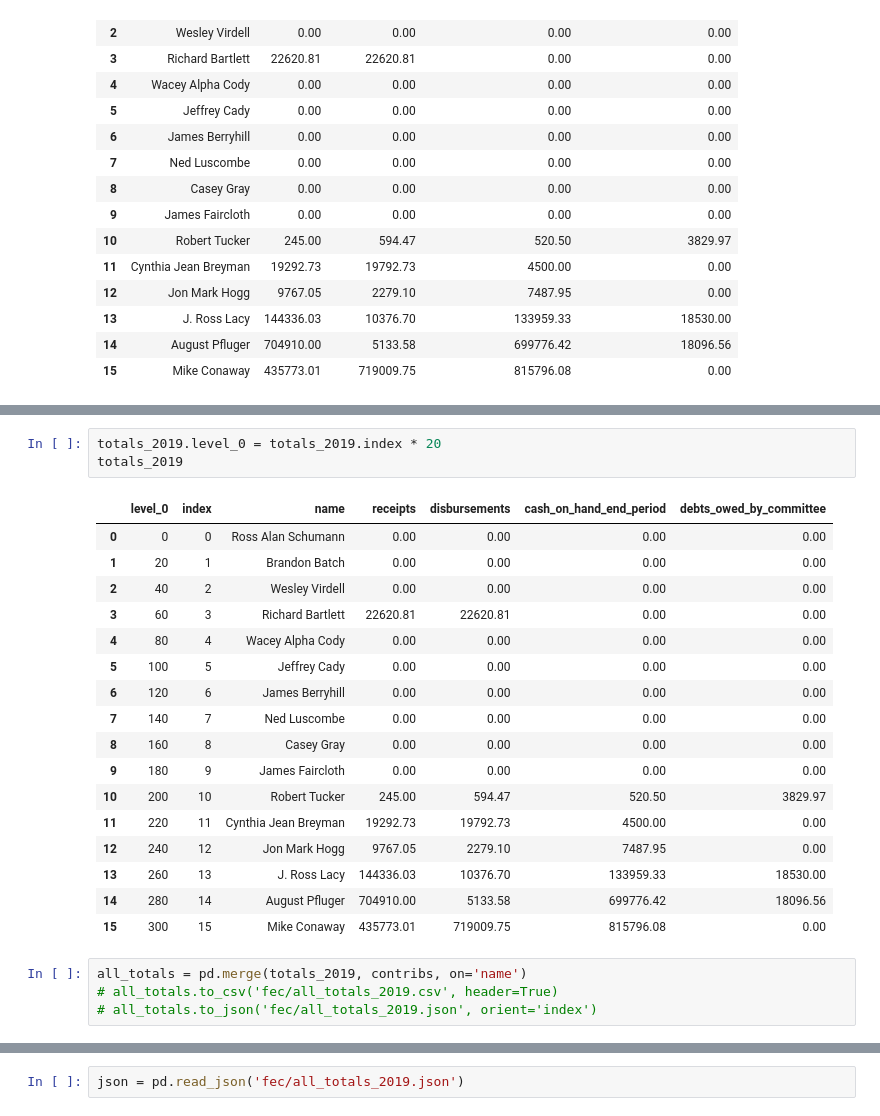
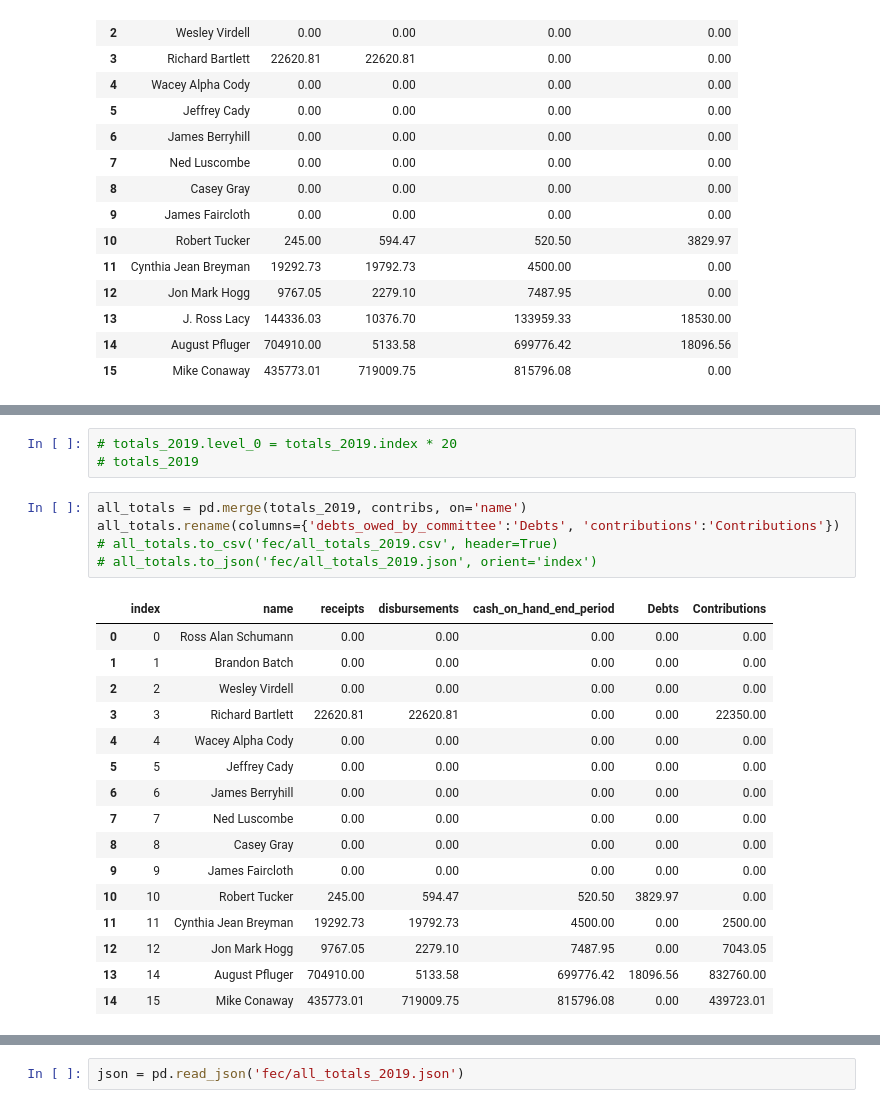
Before and after one commit to nemo-omen/tx-politics, a Jupyter notebook: 11th_district.ipynb, the cells around one changed output, grey strips where cells are left out. Drawn from its saved outputs; the diff is of its cells as text.

```diff
--- a/11th_district.ipynb
+++ b/11th_district.ipynb
@@ -182,25 +78,25 @@ totals_2019
 # %%
-totals_2019.level_0 = totals_2019.index * 20
-totals_2019
+# totals_2019.level_0 = totals_2019.index * 20
+# totals_2019
-# %% [output]
-|  | level_0 | index | name | receipts | disbursements | cash_on_hand_end_period | debts_owed_by_committee |
-| 0 | 0 | 0 | Ross Alan Schumann | 0.00 | 0.00 | 0.00 | 0.00 |
-| 1 | 20 | 1 | Brandon Batch | 0.00 | 0.00 | 0.00 | 0.00 |
-| 2 | 40 | 2 | Wesley Virdell | 0.00 | 0.00 | 0.00 | 0.00 |
-| 3 | 60 | 3 | Richard Bartlett | 22620.81 | 22620.81 | 0.00 | 0.00 |
-| 4 | 80 | 4 | Wacey Alpha Cody | 0.00 | 0.00 | 0.00 | 0.00 |
-| 5 | 100 | 5 | Jeffrey Cady | 0.00 | 0.00 | 0.00 | 0.00 |
-| 6 | 120 | 6 | James Berryhill | 0.00 | 0.00 | 0.00 | 0.00 |
-| 7 | 140 | 7 | Ned Luscombe | 0.00 | 0.00 | 0.00 | 0.00 |
-| 8 | 160 | 8 | Casey Gray | 0.00 | 0.00 | 0.00 | 0.00 |
-| 9 | 180 | 9 | James Faircloth | 0.00 | 0.00 | 0.00 | 0.00 |
-| 10 | 200 | 10 | Robert Tucker | 245.00 | 594.47 | 520.50 | 3829.97 |
-| 11 | 220 | 11 | Cynthia Jean Breyman | 19292.73 | 19792.73 | 4500.00 | 0.00 |
-| 12 | 240 | 12 | Jon Mark Hogg | 9767.05 | 2279.10 | 7487.95 | 0.00 |
-| 13 | 260 | 13 | J. Ross Lacy | 144336.03 | 10376.70 | 133959.33 | 18530.00 |
-| 14 | 280 | 14 | August Pfluger | 704910.00 | 5133.58 | 699776.42 | 18096.56 |
-| 15 | 300 | 15 | Mike Conaway | 435773.01 | 719009.75 | 815796.08 | 0.00 |
 # %%
 all_totals = pd.merge(totals_2019, contribs, on='name')
+all_totals.rename(columns={'debts_owed_by_committee':'Debts', 'contributions':'Contributions'})
 # all_totals.to_csv('fec/all_totals_2019.csv', header=True)
 # all_totals.to_json('fec/all_totals_2019.json', orient='index')
+# %% [output]
+|  | index | name | receipts | disbursements | cash_on_hand_end_period | Debts | Contributions |
+| 0 | 0 | Ross Alan Schumann | 0.00 | 0.00 | 0.00 | 0.00 | 0.00 |
+| 1 | 1 | Brandon Batch | 0.00 | 0.00 | 0.00 | 0.00 | 0.00 |
+| 2 | 2 | Wesley Virdell | 0.00 | 0.00 | 0.00 | 0.00 | 0.00 |
+| 3 | 3 | Richard Bartlett | 22620.81 | 22620.81 | 0.00 | 0.00 | 22350.00 |
+| 4 | 4 | Wacey Alpha Cody | 0.00 | 0.00 | 0.00 | 0.00 | 0.00 |
+| 5 | 5 | Jeffrey Cady | 0.00 | 0.00 | 0.00 | 0.00 | 0.00 |
+| 6 | 6 | James Berryhill | 0.00 | 0.00 | 0.00 | 0.00 | 0.00 |
+| 7 | 7 | Ned Luscombe | 0.00 | 0.00 | 0.00 | 0.00 | 0.00 |
+| 8 | 8 | Casey Gray | 0.00 | 0.00 | 0.00 | 0.00 | 0.00 |
+| 9 | 9 | James Faircloth | 0.00 | 0.00 | 0.00 | 0.00 | 0.00 |
+| 10 | 10 | Robert Tucker | 245.00 | 594.47 | 520.50 | 3829.97 | 0.00 |
+| 11 | 11 | Cynthia Jean Breyman | 19292.73 | 19792.73 | 4500.00 | 0.00 | 2500.00 |
+| 12 | 12 | Jon Mark Hogg | 9767.05 | 2279.10 | 7487.95 | 0.00 | 7043.05 |
+| 13 | 14 | August Pfluger | 704910.00 | 5133.58 | 699776.42 | 18096.56 | 832760.00 |
+| 14 | 15 | Mike Conaway | 435773.01 | 719009.75 | 815796.08 | 0.00 | 439723.01 |
```
Also changed, not shown: parts of 22 cells of this notebook, 1 other file.
